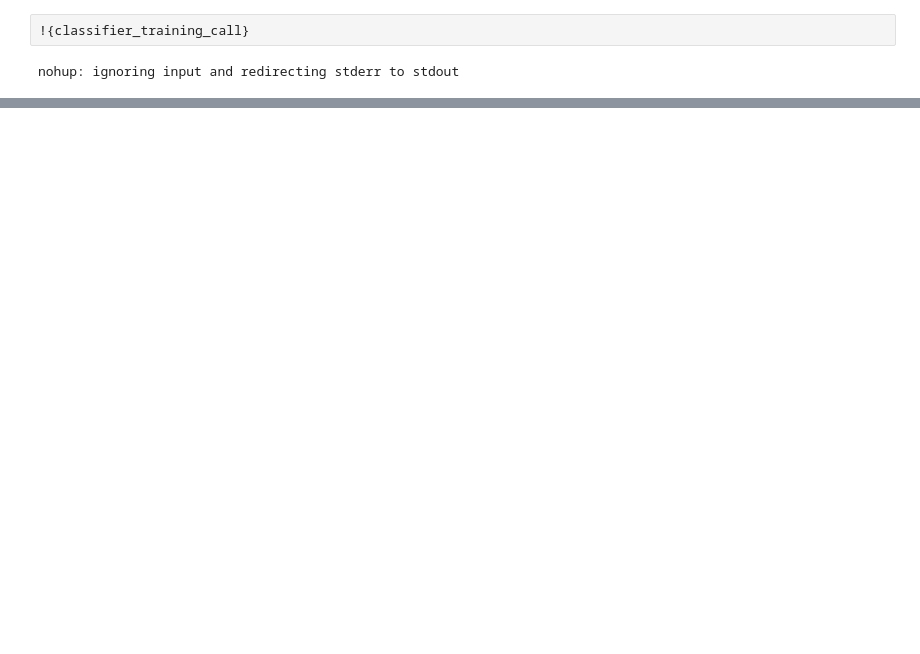
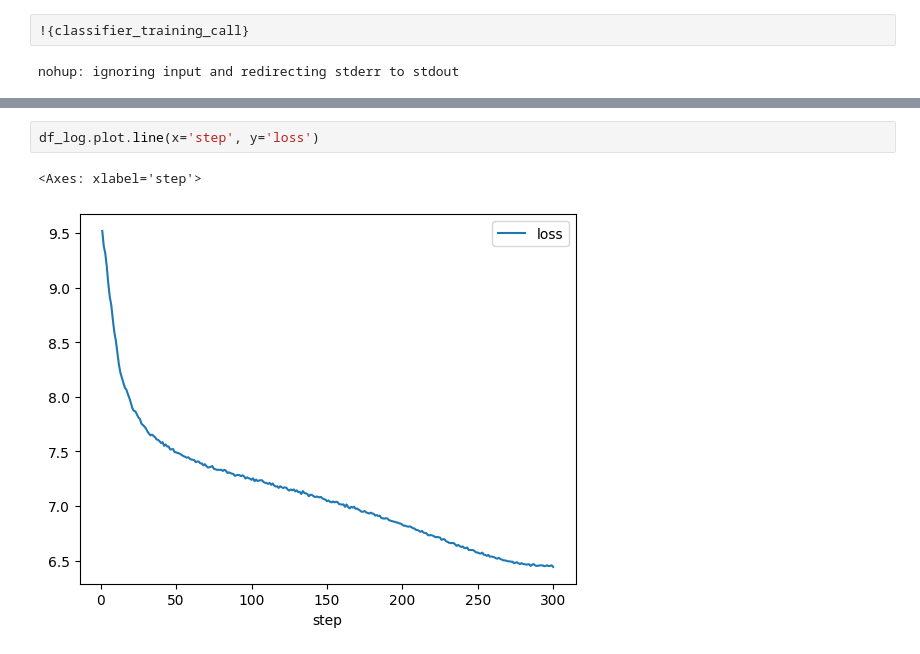
Before and after one commit to Thomas-Gottwald/SupContrastShape, a Jupyter notebook: validation.ipynb, the cells around one changed output, grey strips where cells are left out. Drawn from its saved outputs; the diff is of its cells as text; blank space fills up the shorter version.

```diff
--- a/validation.ipynb
+++ b/validation.ipynb
@@ -233,0 +310,5 @@ nohup: ignoring input and redirecting stderr to stdout
+# %%
+df_log.plot.line(x='step', y='loss')
+# %% [output]
+<Axes: xlabel='step'>
+[figure, added]
```
Also changed, not shown: parts of 16 cells of this notebook, 4 other files.
